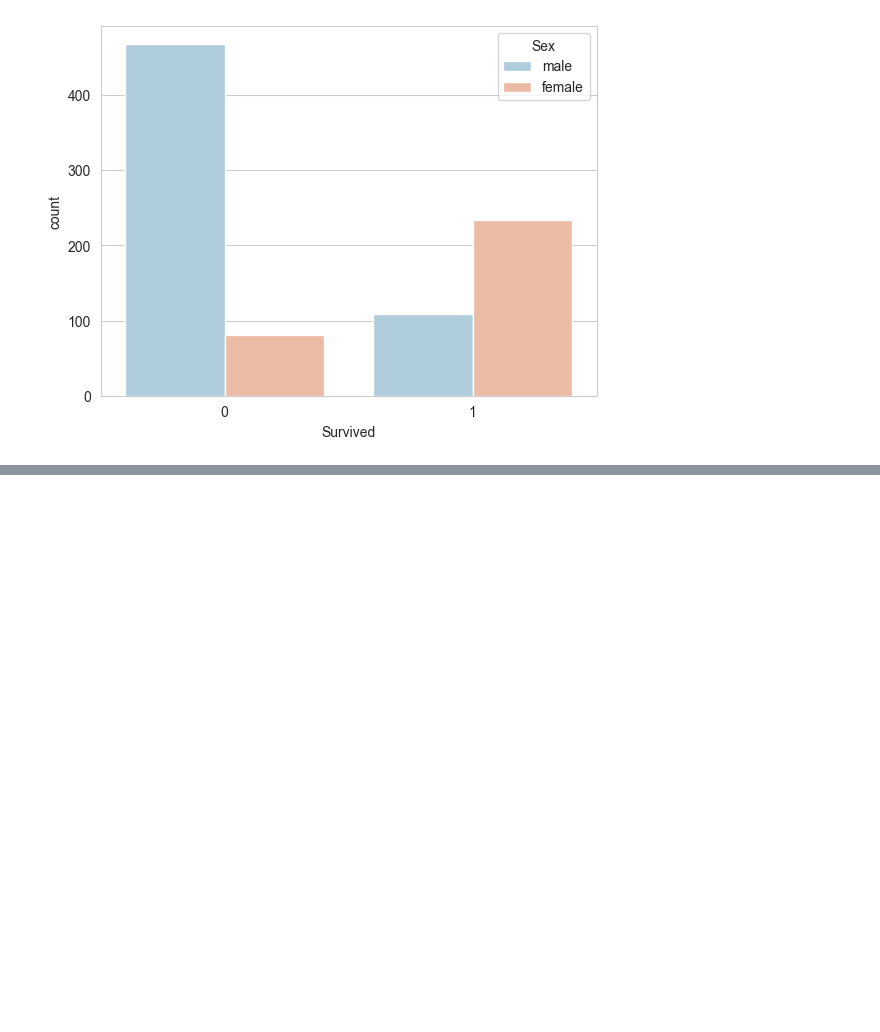
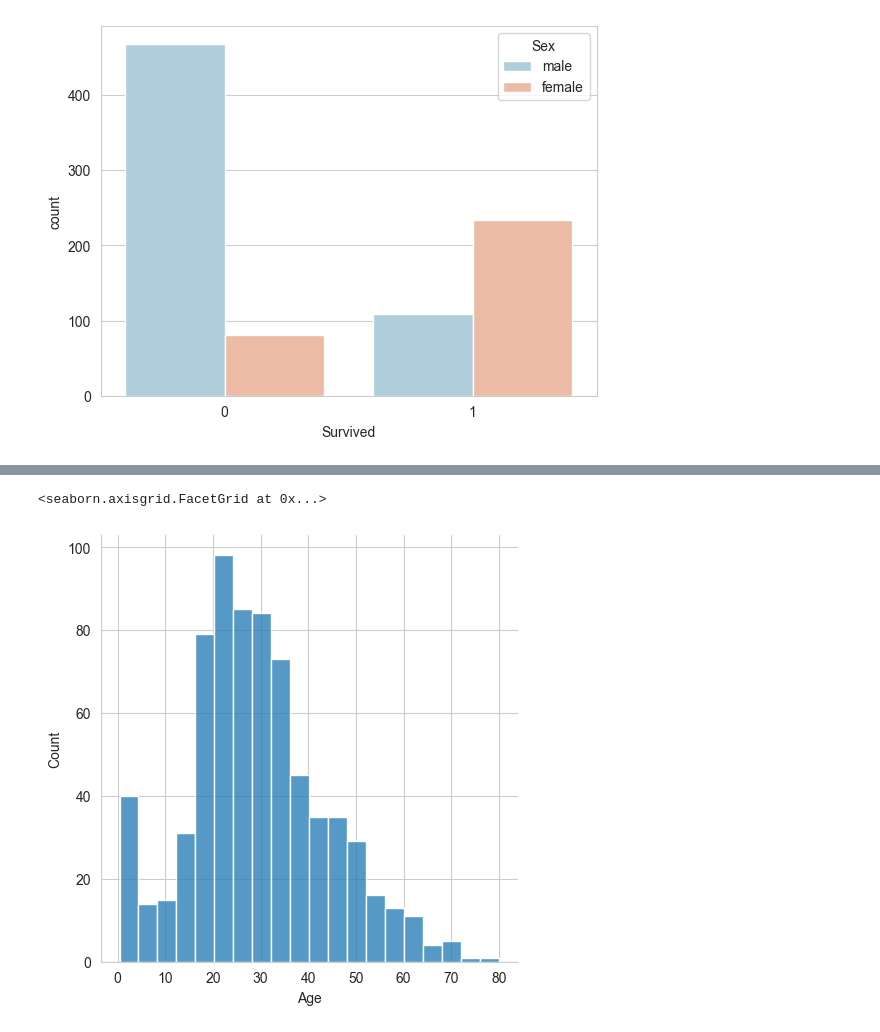
Before and after one commit to Abhinavv1524/Python-for-Data-Science, a Jupyter notebook: 11.EDA.ipynb, the cells around one changed output, grey strips where cells are left out. Cells and saved outputs as stored; diff of their text form; code cells hidden in the pictures; blank space fills up the shorter version.

```diff
--- a/11.EDA.ipynb
+++ b/11.EDA.ipynb
@@ -52,0 +58,5 @@ sns.countplot(df, x='Survived', hue='Sex', palette='RdBu_r')
+# %%
+sns.displot(df['Age'].dropna())
+# %% [output]
+<seaborn.axisgrid.FacetGrid at 0x...>
+[figure, added]
```
Also changed, not shown: parts of 17 cells of this notebook.
